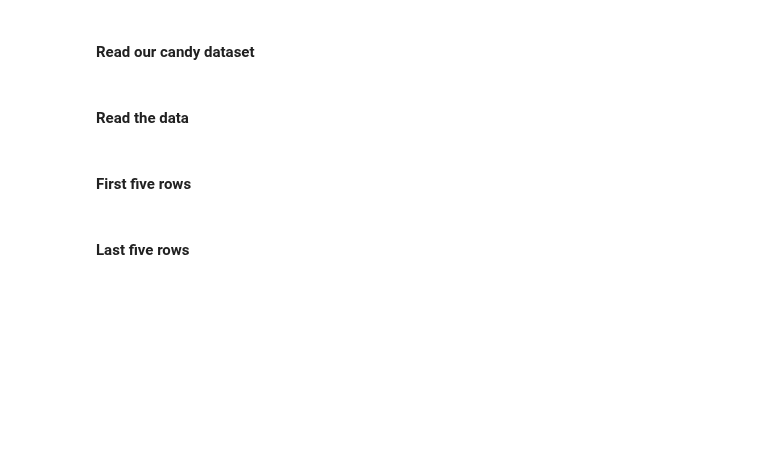
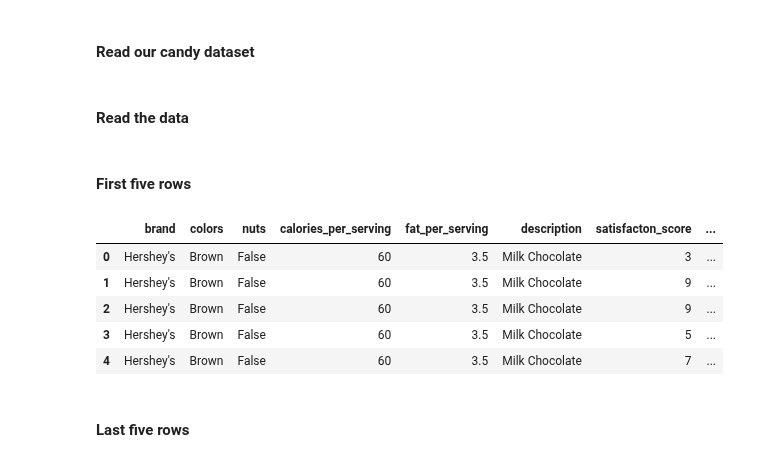
Before and after one commit to stiles/usc, a Jupyter notebook: students/shreyaag/notebooks/06_groupby_candy_demo.ipynb, the cells around one changed output. Drawn from its saved outputs; the diff is of its cells as text; code cells hidden in the pictures; blank space fills up the shorter version.

```diff
--- a/students/shreyaag/notebooks/06_groupby_candy_demo.ipynb
+++ b/students/shreyaag/notebooks/06_groupby_candy_demo.ipynb
@@ -17,4 +20,13 @@ jCp9d8llRsUNs8BB9hM6Ze4IZ25AC9fRe/pub?gid=0&single=true&output=csv"
 # %% [markdown]
 #### First five rows
+# %%
+candy_df.head()
+# %% [output]
+|  | brand | colors | nuts | calories_per_serving | fat_per_serving | description | satisfacton_score | ... |
+| 0 | Hershey's | Brown | False | 60 | 3.5 | Milk Chocolate | 3 | ... |
+| 1 | Hershey's | Brown | False | 60 | 3.5 | Milk Chocolate | 9 | ... |
+| 2 | Hershey's | Brown | False | 60 | 3.5 | Milk Chocolate | 9 | ... |
+| 3 | Hershey's | Brown | False | 60 | 3.5 | Milk Chocolate | 5 | ... |
+| 4 | Hershey's | Brown | False | 60 | 3.5 | Milk Chocolate | 7 | ... |
 # %% [markdown]
 #### Last five rows
```
Also changed, not shown: parts of 14 cells of this notebook.
